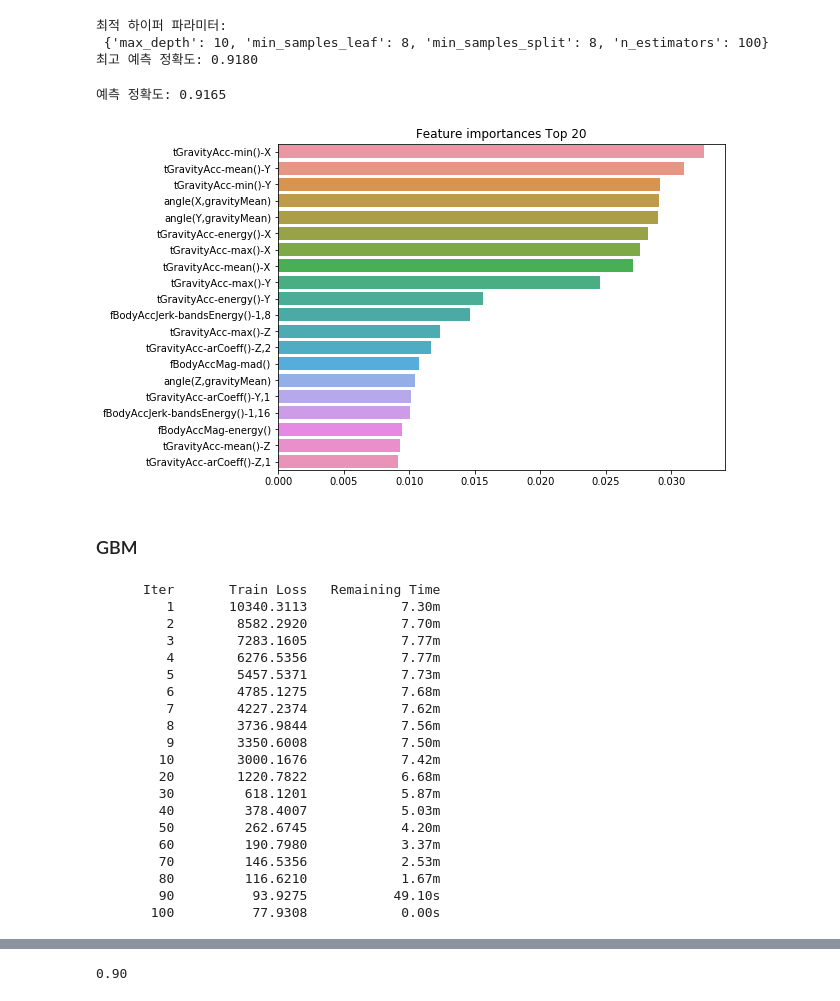
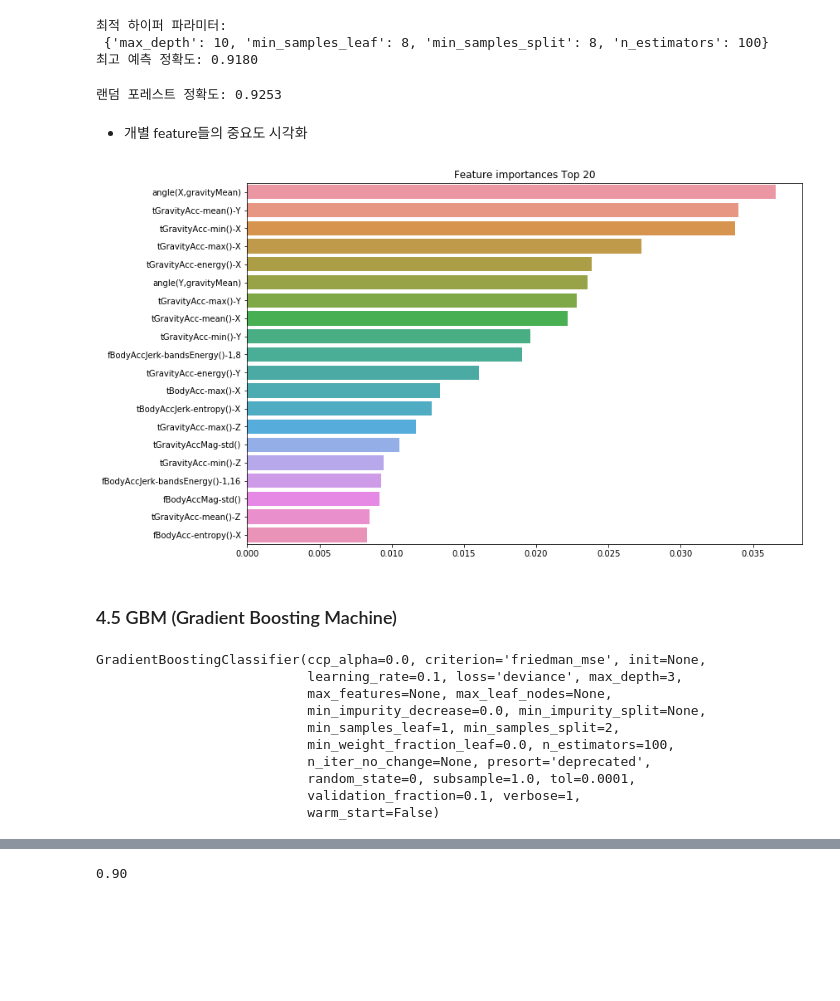
Before and after one commit to chohyunchul/Machine-Learning, a Jupyter notebook: CH4. Classification.ipynb, the cells around one changed output, grey strips where cells are left out. Saved outputs shown, nothing was run; the diff lists cells and outputs as text; code cells hidden in the pictures; blank space fills up the shorter version.

```diff
--- a/CH4. Classification.ipynb
+++ b/CH4. Classification.ipynb
@@ -430,58 +430,50 @@ print('최고 예측 정확도: {0:.4f}'.format(grid_cv.best_score_))
 최적 하이퍼 파라미터:
  {'max_depth': 10, 'min_samples_leaf': 8, 'min_samples_split': 8, 'n_estimators': 100}
 최고 예측 정확도: 0.9180
-# %%
-rf_clf1 = RandomForestClassifier(n_estimators=300, max_depth=10, min_samples_leaf=8, \
-                                 min_samples_split=8, random_state=0)
-rf_clf1.fit(X_train , y_train)
-pred = rf_clf1.predict(X_test)
-print('예측 정확도: {0:.4f}'.format(accuracy_score(y_test , pred)))
-# %% [output]
-예측 정확도: 0.9165
+# %%
+# 결정 트리에서 사용한 get_human_dataset( )을 이용해 학습/테스트용 DataFrame 반환
+X_train, X_test, y_train, y_test = get_human_dataset()
+
+# 랜덤 포레스트 학습 및 별도의 테스트 셋으로 예측 성능 평가
+rf_clf = RandomForestClassifier(random_state=0)
+rf_clf.fit(X_train, y_train)
+pred = rf_clf.predict(X_test)
+accuracy = accuracy_score(y_test, pred)
+print('랜덤 포레스트 정확도: {0:.4f}'.format(accuracy))
+# %% [output]
+랜덤 포레스트 정확도: 0.9253
+# %% [markdown]
+- 개별 feature들의 중요도 시각화
 # %%
 import matplotlib.pyplot as plt
 import seaborn as sns
 %matplotlib inline
 
-ftr_importances_values = rf_clf1.feature_importances_
-ftr_importances = pd.Series(ftr_importances_values,index=X_train.columns  )
+ftr_importances_values = rf_clf.feature_importances_
+ftr_importances = pd.Series(ftr_importances_values, index=X_train.columns)
 ftr_top20 = ftr_importances.sort_values(ascending=False)[:20]
 
-plt.figure(figsize=(8,6))
+plt.figure(figsize=(12,8))
 plt.title('Feature importances Top 20')
-sns.barplot(x=ftr_top20 , y = ftr_top20.index)
+sns.barplot(x=ftr_top20, y = ftr_top20.index)
 plt.show()
 # %% [output]
-[figure, old version]
+[figure, new version]
-# %% [markdown]
-### GBM
+# %% [markdown]
+### 4.5 GBM (Gradient Boosting Machine)
 # %%
 from sklearn.ensemble import GradientBoostingClassifier
 
-X_train, X_test, y_train, y_test = get_human_dataset()
-
 gb_clf = GradientBoostingClassifier(random_state=0, verbose=1)
-gb_clf.fit(X_train , y_train)
-gb_pred = gb_clf.predict(X_test)
-gb_accuracy = accuracy_score(y_test, gb_pred)
+gb_clf
 # %% [output]
-      Iter       Train Loss   Remaining Time
-         1       10340.3113            7.30m
-         2        8582.2920            7.70m
-         3        7283.1605            7.77m
-         4        6276.5356            7.77m
-         5        5457.5371            7.73m
-         6        4785.1275            7.68m
-         7        4227.2374            7.62m
-         8        3736.9844            7.56m
-         9        3350.6008            7.50m
-        10        3000.1676            7.42m
-        20        1220.7822            6.68m
-        30         618.1201            5.87m
-        40         378.4007            5.03m
-        50         262.6745            4.20m
-        60         190.7980            3.37m
-        70         146.5356            2.53m
-        80         116.6210            1.67m
-        90          93.9275           49.10s
-       100          77.9308            0.00s
+GradientBoostingClassifier(ccp_alpha=0.0, criterion='friedman_mse', init=None,
+                           learning_rate=0.1, loss='deviance', max_depth=3,
+                           max_features=None, max_leaf_nodes=None,
+                           min_impurity_decrease=0.0, min_impurity_split=None,
+                           min_samples_leaf=1, min_samples_split=2,
+                           min_weight_fraction_leaf=0.0, n_estimators=100,
+                           n_iter_no_change=None, presort='deprecated',
+                           random_state=0, subsample=1.0, tol=0.0001,
+                           validation_fraction=0.1, verbose=1,
+                           warm_start=False)
```
Also changed, not shown: parts of 23 cells of this notebook, 5 other files.
